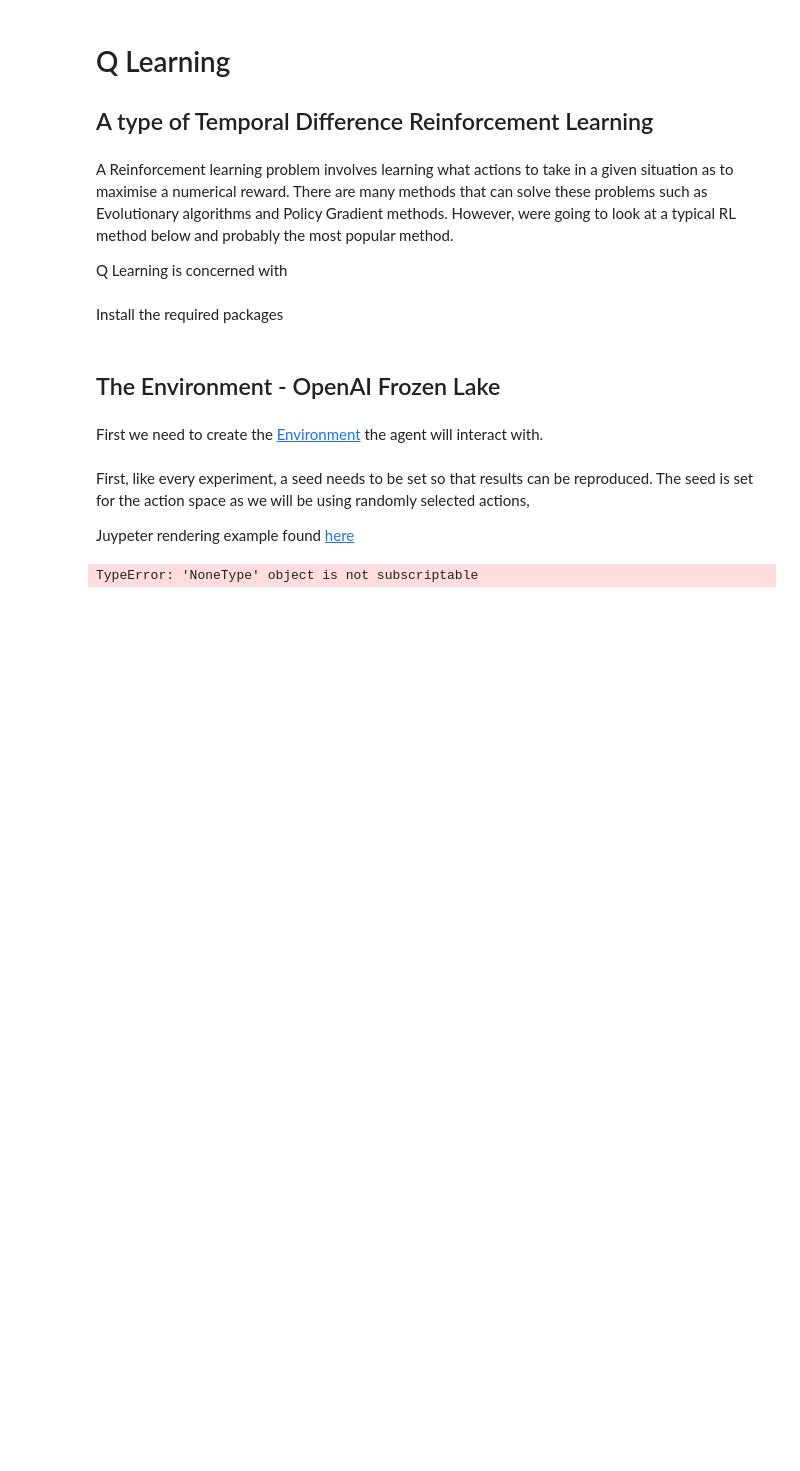
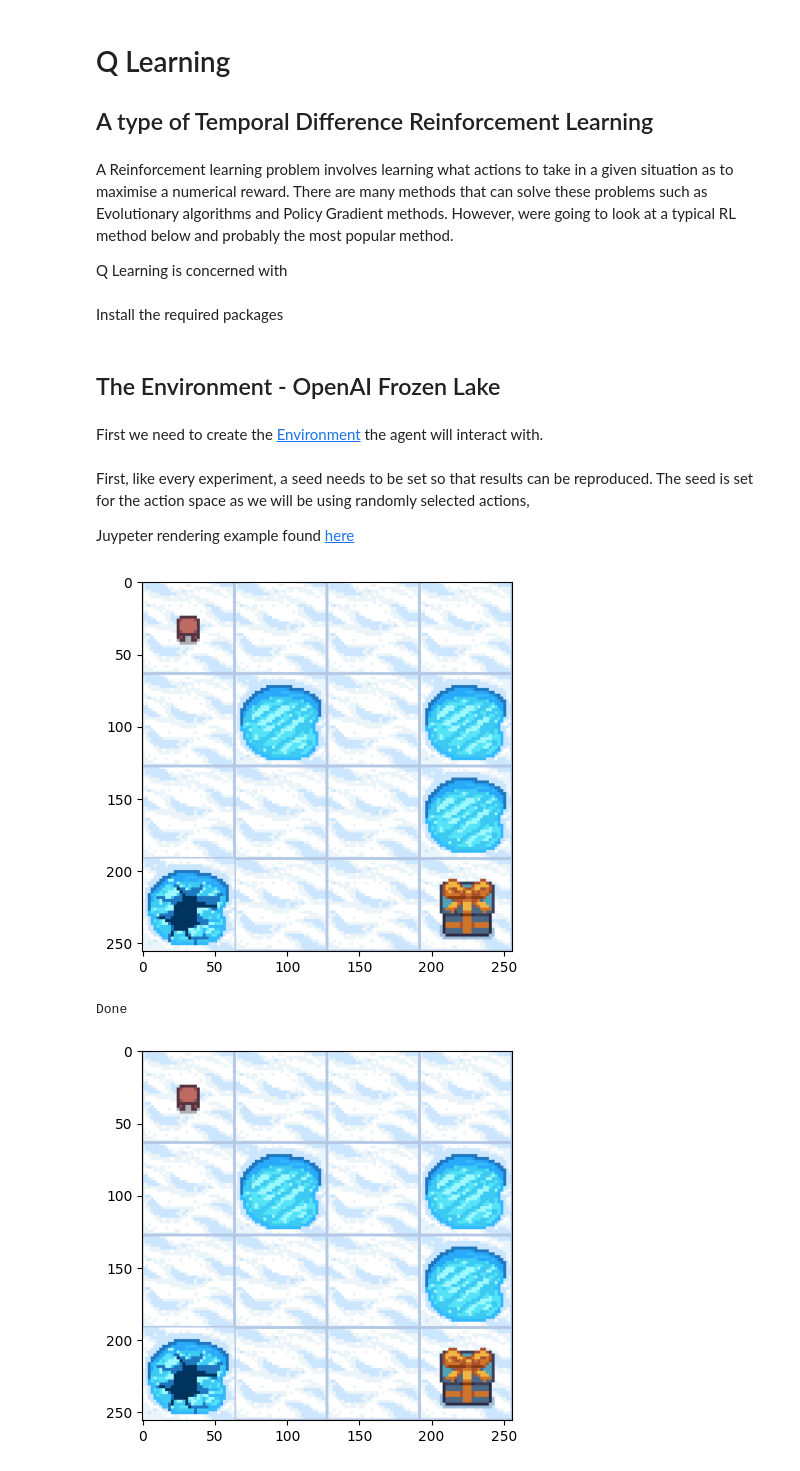
Before and after one commit to eoin-james/RL-Q_Learning-FrozenLake, a Jupyter notebook: Tutorial/q_learning.ipynb, the cells around one changed output. Cells and saved outputs as stored; diff of their text form; code cells hidden in the pictures; blank space fills up the shorter version.

```diff
--- a/Tutorial/q_learning.ipynb
+++ b/Tutorial/q_learning.ipynb
@@ -42,28 +42,30 @@ Juypeter rendering example found [here](https://stackoverflow.com/posts/52600239
 # %%
 seed = 123
 env.action_space.seed(seed=seed)
-colorway = cv2.COLOR_RGB2BGR
+# colorway = cv2.COLOR_RGB2BGR
 observation, info = env.reset(seed=seed, return_info=True)
 
 prev_screen = env.render()[0]
 # prev_screen = cv2.cvtColor(prev_screen, colorway)
 plt.imshow(prev_screen)
 
 done = False
 while not done:
     action = env.action_space.sample()
     observation, reward, done, info = env.step(action)
 
     screen = env.render()[0]
     # screen = cv2.cvtColor(screen, colorway)
 
     plt.imshow(screen)
     ipythondisplay.clear_output(wait=True)
     ipythondisplay.display(plt.gcf())
 
     if done:
         print('Done')
         env.reset()
 env.close()
 # %% [output]
+[figure, added]
-TypeError: 'NoneType' object is not subscriptable
+Done
+[figure, added]
```
Also changed, not shown: 3 other files.
